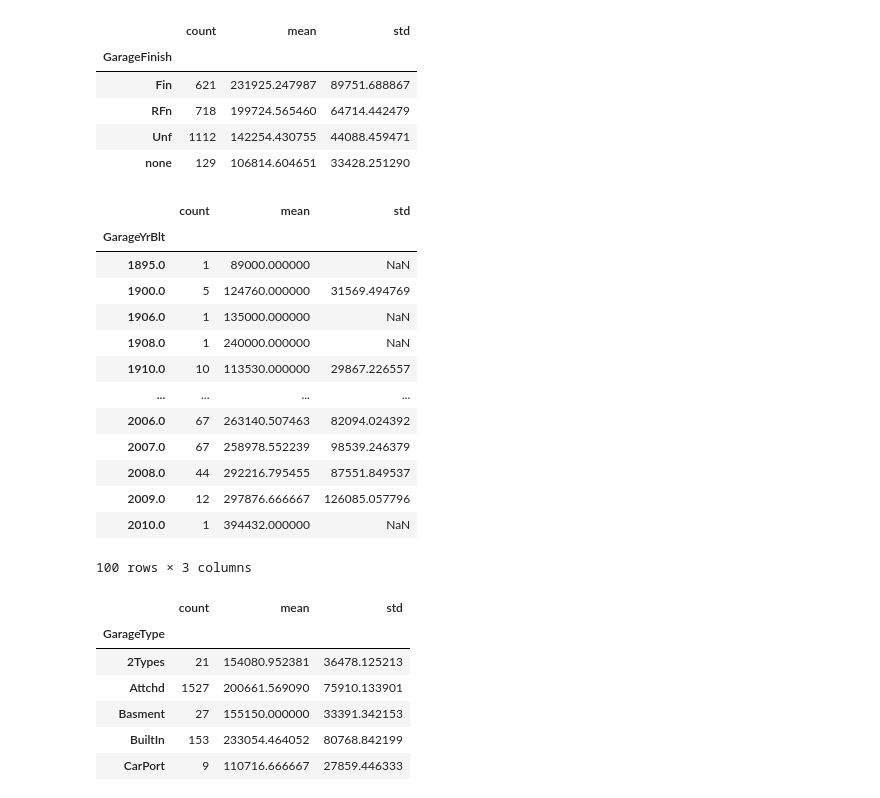
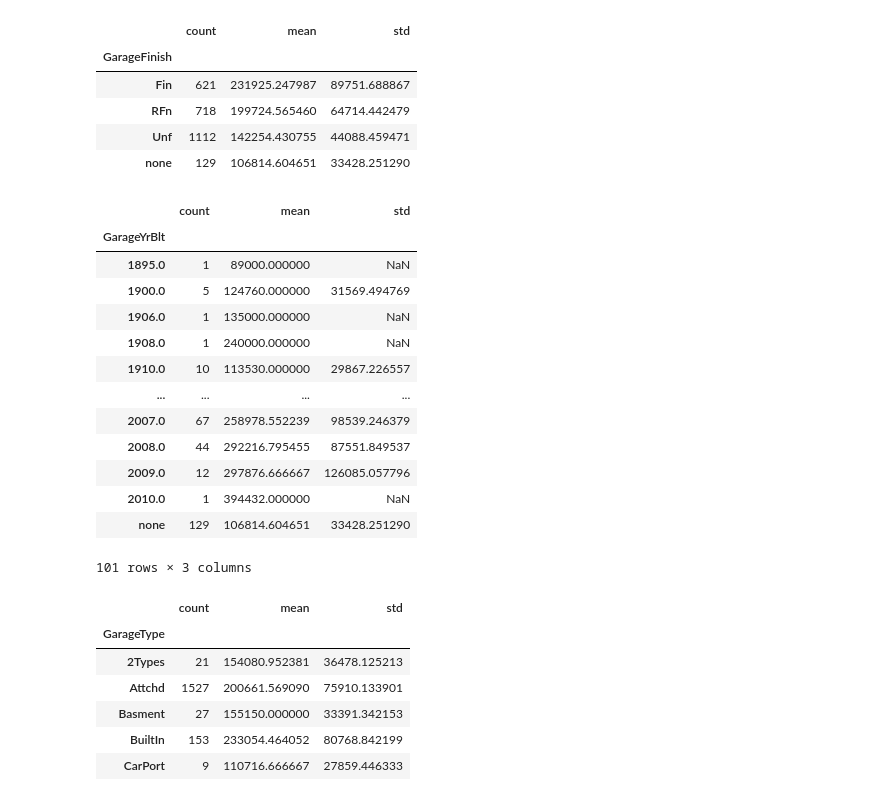
Before and after one commit to hzeig/ames-housing-predictions, a Jupyter notebook: HADAR/Cleaning.ipynb, the cells around one changed output. Cells and saved outputs as stored; diff of their text form; code cells hidden in the pictures.

Commit message:
finished house price, starting real estate

```diff
--- a/HADAR/Cleaning.ipynb
+++ b/HADAR/Cleaning.ipynb
@@ -111,5 +132,10 @@ housePrice.groupby('FireplaceQu')['SalePrice'].agg(['count','mean','std'])
 # %%
-hp_dict['LotFrontage']                                 # simple regression to check r^2 and p-value
-housePrice.LotFrontage.unique()                        # to see if NaN is worth assigning
-housePrice.loc[housePrice.LotFrontage == 31]
-housePrice.groupby('LotFrontage')['SalePrice'].agg(['count','mean','std'])
+from sklearn.experimental import enable_iterative_imputer
+from sklearn.impute import IterativeImputer
+
+Lot_df = housePrice[['LotFrontage','LotArea']]
+imputer = IterativeImputer()
+imputer.fit(Lot_df)
+LotTrans = imputer.transform(Lot_df)
+Lot_Imputed = pd.DataFrame(LotTrans)
+housePrice['LotFrontage'] = Lot_Imputed[0]
@@ -143,7 +174,7 @@ housePrice.groupby('GarageCond')['SalePrice'].agg(['count','mean','std'])
 | none | 129 | 106814.604651 | 33428.251290 |
 # %%
 hp_dict['GarageQual']                                             # should we try to compile garage? (is that clusters?)
-# housePrice.GarageQual = housePrice.GarageQual.fillna('none')              # compare relationship between rankings
+housePrice.GarageQual = housePrice.GarageQual.fillna('none')              # compare relationship between rankings
 housePrice.groupby('GarageQual')['SalePrice'].agg(['count','mean','std'])           # across garage classifications
 # %% [output]
 |  | count | mean | std |
@@ -165,24 +197,24 @@ housePrice.groupby('GarageFinish')['SalePrice'].agg(['count','mean','std'])
 | Unf | 1112 | 142254.430755 | 44088.459471 |
 | none | 129 | 106814.604651 | 33428.251290 |
 # %%
-hp_dict['GarageYrBlt']                                                ## turn into date? what to do with NA
-# housePrice.GarageYrBlt = housePrice.GarageYrBlt.fillna('none')
+hp_dict['GarageYrBlt']
+housePrice.GarageYrBlt = housePrice.GarageYrBlt.fillna('none')
 housePrice.groupby('GarageYrBlt')['SalePrice'].agg(['count','mean','std'])
 # %% [output]
 |  | count | mean | std |
 | GarageYrBlt |  |  |  |
 | 1895.0 | 1 | 89000.000000 | NaN |
 | 1900.0 | 5 | 124760.000000 | 31569.494769 |
 | 1906.0 | 1 | 135000.000000 | NaN |
 | 1908.0 | 1 | 240000.000000 | NaN |
 | 1910.0 | 10 | 113530.000000 | 29867.226557 |
 | ... | ... | ... | ... |
-| 2006.0 | 67 | 263140.507463 | 82094.024392 |
 | 2007.0 | 67 | 258978.552239 | 98539.246379 |
 | 2008.0 | 44 | 292216.795455 | 87551.849537 |
 | 2009.0 | 12 | 297876.666667 | 126085.057796 |
 | 2010.0 | 1 | 394432.000000 | NaN |
+| none | 129 | 106814.604651 | 33428.251290 |
-100 rows × 3 columns
+101 rows × 3 columns
 # %%
 hp_dict['GarageType']
 housePrice.GarageType = housePrice.GarageType.fillna('none')
```
Also changed, not shown: parts of 26 cells of this notebook.
